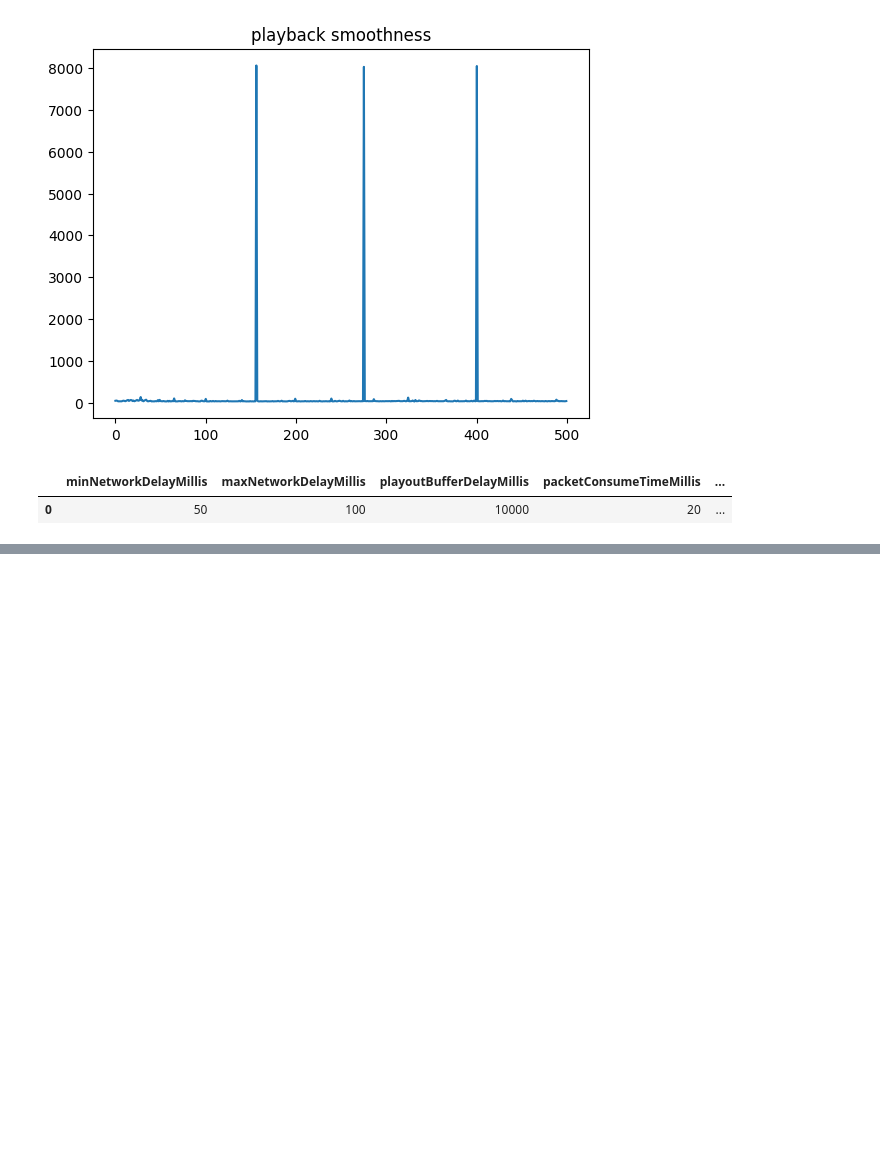
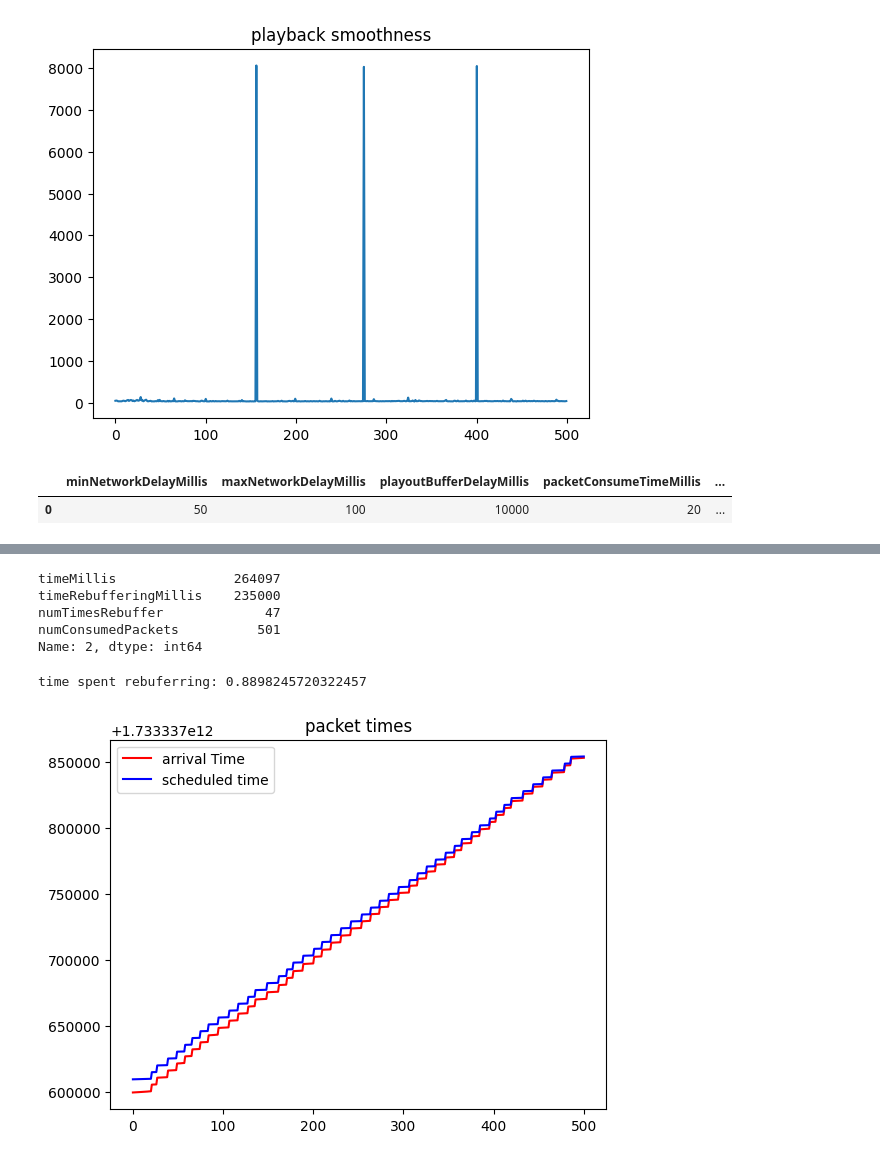
Before and after one commit to LucasMartelloNogueira/UFF-2024.2-TrabalhoRedesMM, a Jupyter notebook: analisys.ipynb, the cells around one changed output, grey strips where cells are left out. Saved outputs shown, nothing was run; the diff lists cells and outputs as text; code cells hidden in the pictures; blank space fills up the shorter version.

Commit message:
add testes e resultados

```diff
--- a/analisys.ipynb
+++ b/analisys.ipynb
@@ -80,0 +83,15 @@ plt.show()
+# %%
+# ***** CASO DE TESTE 2 - muito Jitter *****
+
+# dados: linha 2 data.csv / packetsTimesData\11.csv
+
+# atraso mínimo = 50 ms
+# atraso máximo = 1000 ms
+# atraso de buffer = 10.000 ms (10s)
+# atraso de rebuferização = 8.000 ms (8s)
+# perda de pacotes
+
+filename =  "packetsTimesData\\11.csv"
+df = pd.read_csv(filename)
+
+df
@@ -80,0 +112,28 @@ plt.show()
+# %%
+data_df = pd.read_csv("data.csv")
+n = data_df.shape[0] -1
+cols = ["timeMillis", "timeRebufferingMillis", "numTimesRebuffer", "numConsumedPackets"]
+data_df.loc[n, cols]
+# %% [output]
+timeMillis               264097
+timeRebufferingMillis    235000
+numTimesRebuffer             47
+numConsumedPackets          501
+Name: 2, dtype: int64
+# %%
+print(f"time spent rebuferring: {data_df.loc[n, "timeRebufferingMillis"] / data_df.loc[n, "timeMillis"]}")
+# %% [output]
+time spent rebuferring: 0.8898245720322457
+# %%
+scheduled_times = list(df["scheduledPlayoutTimeMillis"])
+arival_times = list(df["arrivalTimeMillis"])
+x = list(range(len(arival_times)))
+
+plt.title("packet times")
+plt.plot(x, arival_times, label="arrival Time", color="red")
+plt.plot(x, scheduled_times, label="scheduled time", color="blue")
+plt.legend()
+
+plt.show()
+# %% [output]
+[figure, added]
```
Also changed, not shown: parts of 4 cells of this notebook, 19 other files.
